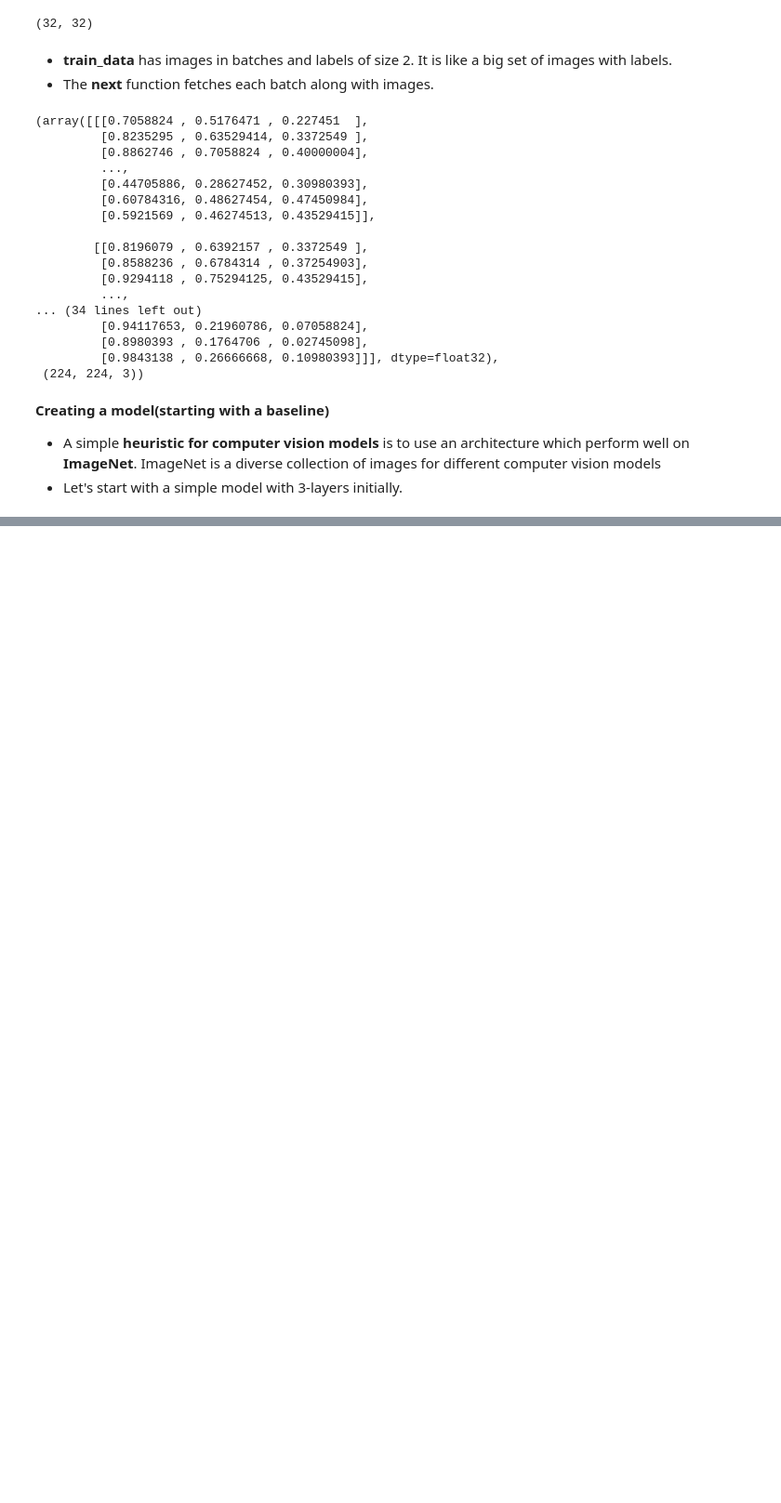
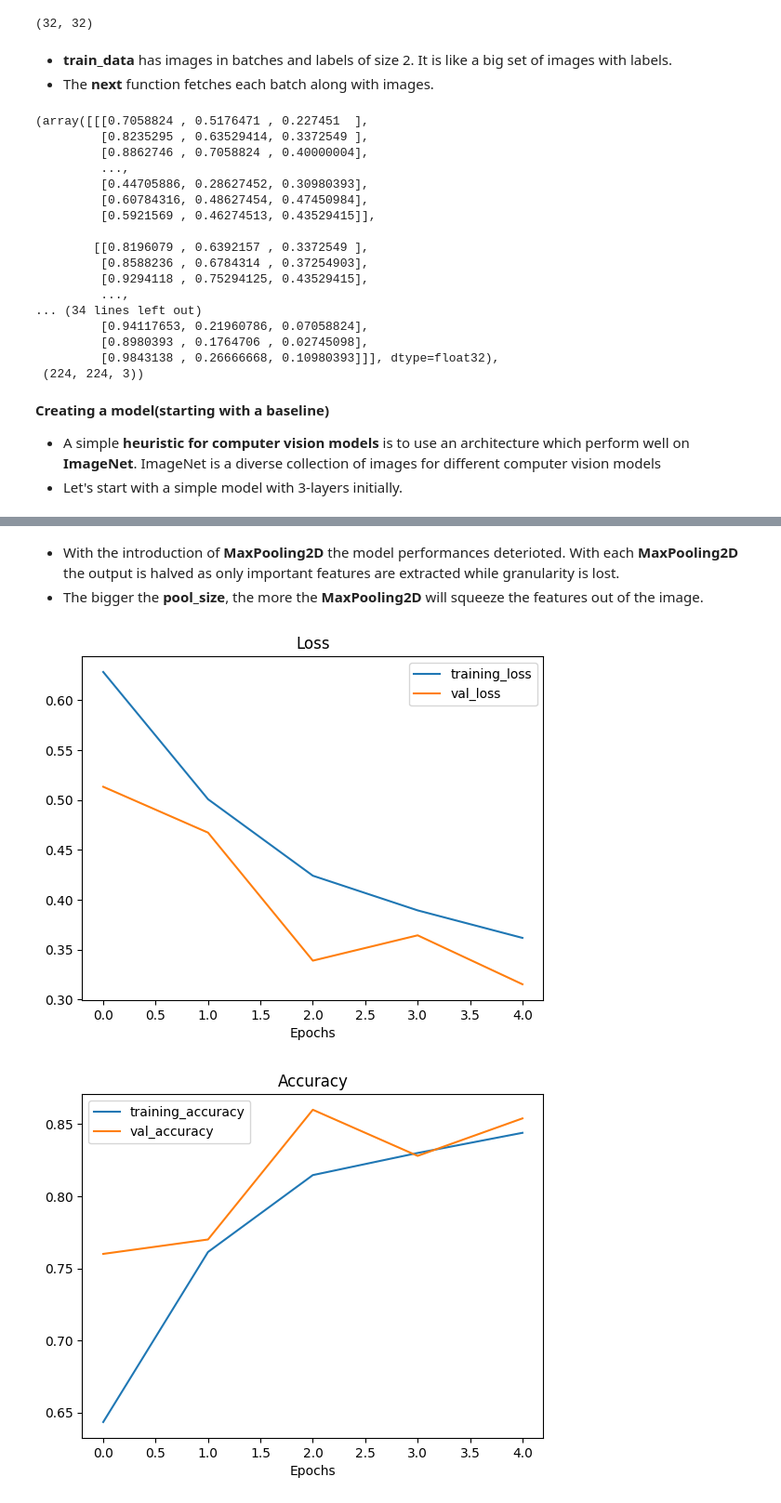
Before and after one commit to Amirzeb-badshah/DeepLearning_With_TensorFlow-Course, a Jupyter notebook: Convolutional_004.ipynb, the cells around one changed output, grey strips where cells are left out. Shown at 93% size. Cells and saved outputs as stored; diff of their text form; code cells hidden in the pictures; blank space fills up the shorter version.

```diff
--- a/Convolutional_004.ipynb
+++ b/Convolutional_004.ipynb
@@ -729,0 +873,11 @@ images[1], images[1].shape
+# %%
+model_5 = Sequential([
+  Conv2D(10, 3, activation='relu', input_shape=(224,224,3)),
+  MaxPool2D(pool_size=2),
+  Conv2D(10, 3, activation='relu'),
+  MaxPool2D(pool_size=2),
+  Conv2D(10, 3, activation='relu'),
+  MaxPool2D(pool_size=2),
+  Flatten(),
+  Dense(1, activation='sigmoid')
+])
@@ -729,0 +886,9 @@ images[1], images[1].shape
+# %%
+model_5.compile(loss='binary_crossentropy',
+                optimizer=Adam(),
+                metrics=['accuracy'])
+history_5 = model_5.fit(train_data,
+                        epochs=5,
+                        steps_per_epoch=len(train_data),
+                        validation_data=test_data,
+                        validation_steps=len(test_data))
@@ -729,0 +935,9 @@ images[1], images[1].shape
+# %% [markdown]
+- With the introduction of **MaxPooling2D** the model performances deterioted.
+With each **MaxPooling2D** the output is halved as only important features are extracted while granularity is lost.
+- The bigger the **pool_size**, the more the **MaxPooling2D** will squeeze the features out of the image.
+# %%
+plot_loss_curves(history_5)
+# %% [output]
+[figure, added]
+[figure, added]
```
Also changed, not shown: parts of 22 cells of this notebook.
